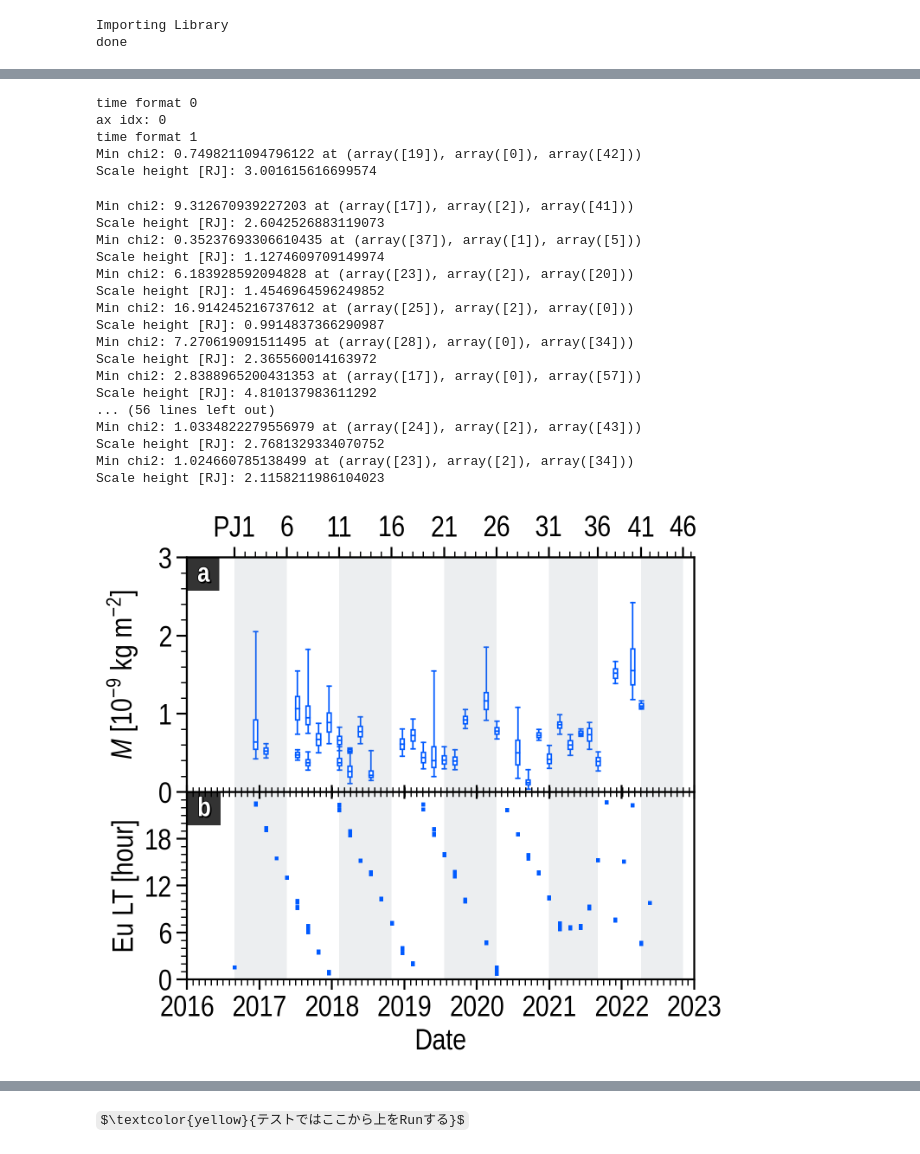
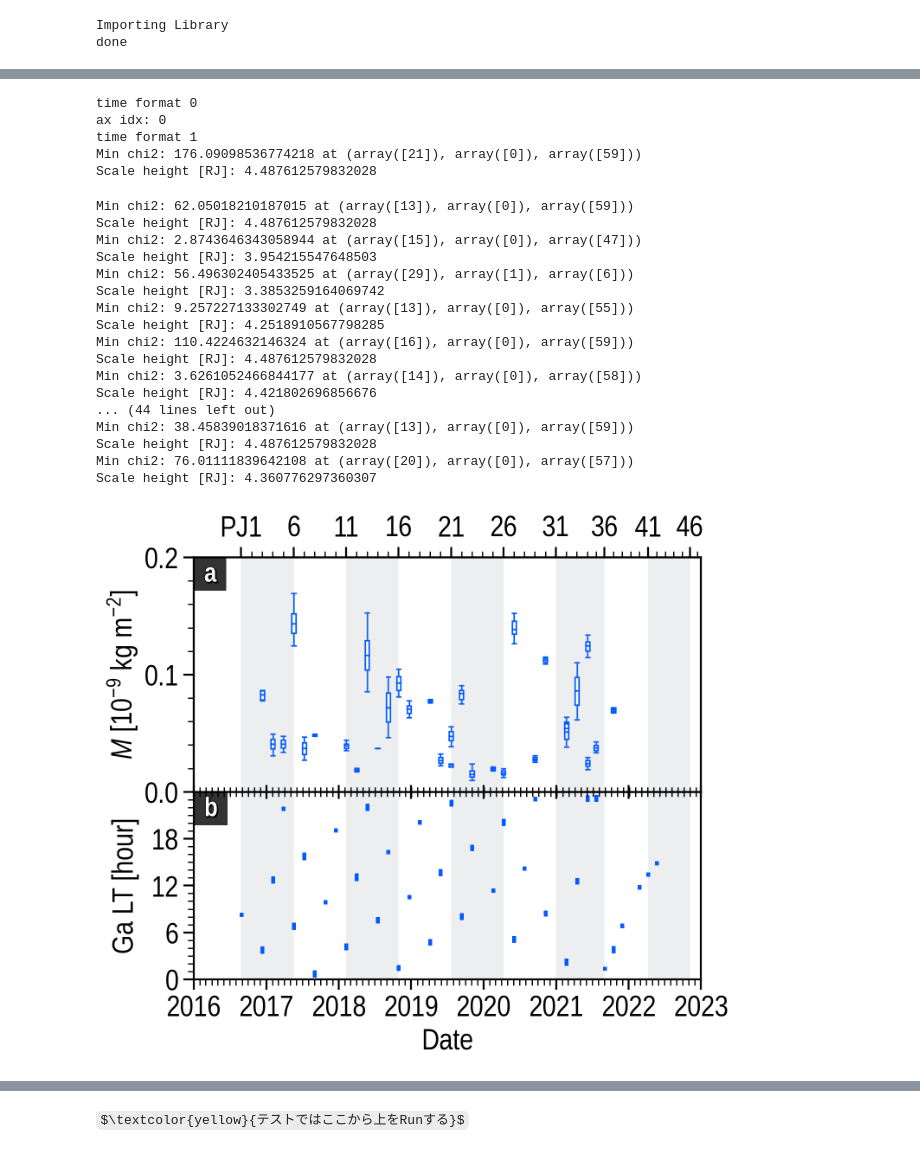
Before and after one commit to ShinnosukeSatoh/Juno_UVS_deimos, a Jupyter notebook: ftmc_lt.ipynb, the cells around one changed output, grey strips where cells are left out. Drawn from its saved outputs; the diff is of its cells as text; code cells hidden in the pictures; some formulas as TeX source.

Commit message:
Ganymede 2

```diff
--- a/ftmc_lt.ipynb
+++ b/ftmc_lt.ipynb
@@ -28,7 +28,7 @@ Importing Library
 done
 # %%
 exdate = '005/20250923'
-target_moon = 'Europa'
+target_moon = 'Ganymede'
 target_fp = ['MAW', 'TEB']
 
 exnum = ['050', '056']
@@ -891,6 +891,35 @@ elif (exdate == '005/20250923') and (target_moon == 'Europa'):
     Psyn = Psyn_eu
     ymax = 3.0
     ticks = np.arange(0, 3+1, 1)
+
+elif (exdate == '005/20250923') and (target_moon == 'Ganymede'):
+    exnum = ['054', '055', '056', '057', '058',
+             '059', '063', '065', '068', '070',
+             '071', '072', '073', '075', '076',
+             '078', '079', '081', '082', '083',
+             '084', '085', '086', '087', '088',
+             '089', '090', '091', '092', '093',
+             '094',
+             ]
+    PJ_list = [3, 4, 5, 6, 7,
+               8, 11, 12, 13, 14,
+               15, 16, 17, 19, 20,
+               21, 21, 22, 23, 25,
+               26, 27, 29, 30, 32,
+               32, 33, 34, 34, 35,
+               37,
+               ]
+    FTMC_HEM = ['both', 'both', 'S', 'both', 'S',
+                'both', 'N', 'both', 'both', 'S',
+                'N', 'S', 'S', 'S', 'N',
+                'N', 'S', 'N', 'both', 'S',
+                'S', 'both', 'S', 'S', 'N',
+                'S', 'both', 'N', 'S', 'both',
+                'S',
+                ]
+    Psyn = Psyn_ga
+    ymax = 0.2
+    ticks = np.arange(0, 0.30, 0.10)
 
 column_mass_1dN = np.loadtxt(
     'results/column_mass/'+exdate+'_'+target_moon+'/col_massdens_1dN.txt')
@@ -1047,53 +1076,53 @@ xticks = [datetime.datetime.strptime('2016-08-27', '%Y-%m-%d'),
 xticklabels = ['PJ1', '', '', '', '',
                '6', '', '', '', '',
                '11', '', '', '', '',
                '16', '', '', '', '',
                '21', '', '', '', '',
                '26', '', '', '', '',
                '31', '', '', '', '',
                '36', '', '', '', '',
                '41', '', '', '', '',
                '46', '',]
 PJax.set_xlim(xmin, xmax)
 PJax.set_xticks(xticks[::5])
 PJax.set_xticklabels(xticklabels[::5])
 PJax.xaxis.set_minor_locator(FixedLocator(mdates.date2num(xticks)))
 PJax.tick_params('y', grid_zorder=-10)
 
 # Shades in each 5 perijove
 for i in range(2):
     F.ax[i].axvspan(xticks[0], xticks[5], fc=UC.gray, ec=None, alpha=0.15)
     F.ax[i].axvspan(xticks[10], xticks[15], fc=UC.gray, ec=None, alpha=0.15)
     F.ax[i].axvspan(xticks[20], xticks[25], fc=UC.gray, ec=None, alpha=0.15)
     F.ax[i].axvspan(xticks[30], xticks[35], fc=UC.gray, ec=None, alpha=0.15)
     F.ax[i].axvspan(xticks[40], xticks[45], fc=UC.gray, ec=None, alpha=0.15)
 
 F.fig.savefig('img/ftmc_lt_'+target_moon[0:2]+'_r.pdf', bbox_inches='tight')
 plt.show()
 # %% [output]
 time format 0
 ax idx: 0
 time format 1
-Min chi2: 0.7498211094796122 at (array([19]), array([0]), array([42]))
-Scale height [RJ]: 3.001615616699574
+Min chi2: 176.09098536774218 at (array([21]), array([0]), array([59]))
+Scale height [RJ]: 4.487612579832028
-Min chi2: 9.312670939227203 at (array([17]), array([2]), array([41]))
-Scale height [RJ]: 2.6042526883119073
-Min chi2: 0.35237693306610435 at (array([37]), array([1]), array([5]))
-Scale height [RJ]: 1.1274609709149974
-Min chi2: 6.183928592094828 at (array([23]), array([2]), array([20]))
-Scale height [RJ]: 1.4546964596249852
-Min chi2: 16.914245216737612 at (array([25]), array([2]), array([0]))
-Scale height [RJ]: 0.9914837366290987
-Min chi2: 7.270619091511495 at (array([28]), array([0]), array([34]))
-Scale height [RJ]: 2.365560014163972
-Min chi2: 2.8388965200431353 at (array([17]), array([0]), array([57]))
-Scale height [RJ]: 4.810137983611292
-... (56 lines left out)
-Min chi2: 1.0334822279556979 at (array([24]), array([2]), array([43]))
-Scale height [RJ]: 2.7681329334070752
-Min chi2: 1.024660785138499 at (array([23]), array([2]), array([34]))
-Scale height [RJ]: 2.1158211986104023
+Min chi2: 62.05018210187015 at (array([13]), array([0]), array([59]))
+Scale height [RJ]: 4.487612579832028
+Min chi2: 2.8743646343058944 at (array([15]), array([0]), array([47]))
+Scale height [RJ]: 3.954215547648503
+Min chi2: 56.496302405433525 at (array([29]), array([1]), array([6]))
+Scale height [RJ]: 3.3853259164069742
+Min chi2: 9.257227133302749 at (array([13]), array([0]), array([55]))
+Scale height [RJ]: 4.2518910567798285
+Min chi2: 110.4224632146324 at (array([16]), array([0]), array([59]))
+Scale height [RJ]: 4.487612579832028
+Min chi2: 3.6261052466844177 at (array([14]), array([0]), array([58]))
+Scale height [RJ]: 4.421802696856676
+... (44 lines left out)
+Min chi2: 38.45839018371616 at (array([13]), array([0]), array([59]))
+Scale height [RJ]: 4.487612579832028
+Min chi2: 76.01111839642108 at (array([20]), array([0]), array([57]))
+Scale height [RJ]: 4.360776297360307
-[figure, old version]
+[figure, new version]
 # %%
 # %% フィッティング用の三角関数
 def fit_func2(params, x):
```
Also changed, not shown: parts of 10 cells of this notebook, 3 other files.
